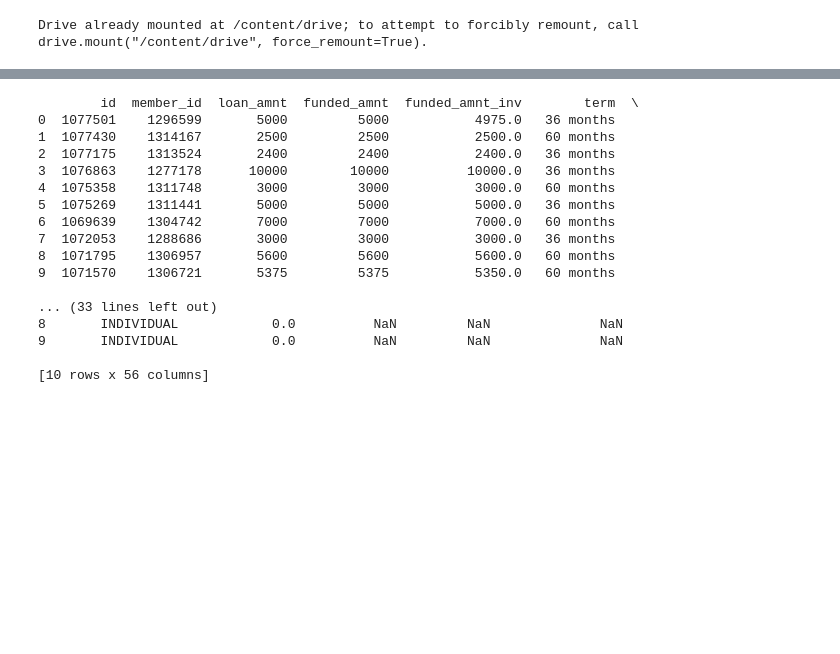
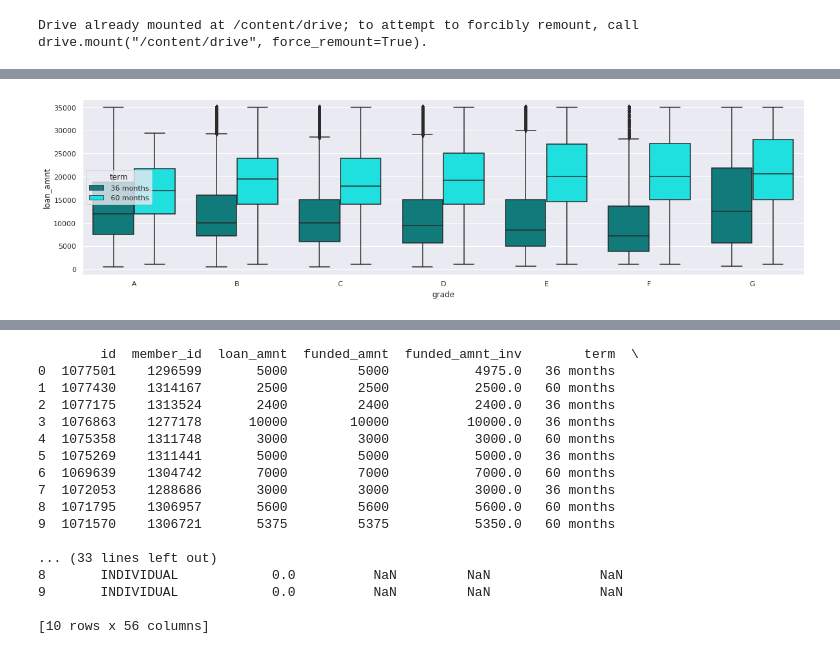
Before and after one commit to lesarmiento37/coder-proyecto, a Jupyter notebook: Copia_de_ProyectoCoderhouse.ipynb, the cells around one changed output, grey strips where cells are left out. Drawn from its saved outputs; the diff is of its cells as text; code cells hidden in the pictures; blank space fills up the shorter version.

```diff
--- a/Copia_de_ProyectoCoderhouse.ipynb
+++ b/Copia_de_ProyectoCoderhouse.ipynb
@@ -72,0 +83,7 @@ plt.tight_layout()
+# %%
+#Identificar el boxplot del término de pago según el grado y la cantidad de préstamo
+plt.figure(figsize = (20,5))
+sns.boxplot(x='grade', y = 'loan_amnt', hue = 'term',data = data, palette = ['#008B8B','#00FFFF'], order = ['A','B','C','D','E','F','G'])
+plt.show()
+# %% [output]
+[figure, added]
```
Also changed, not shown: parts of 5 cells of this notebook.
